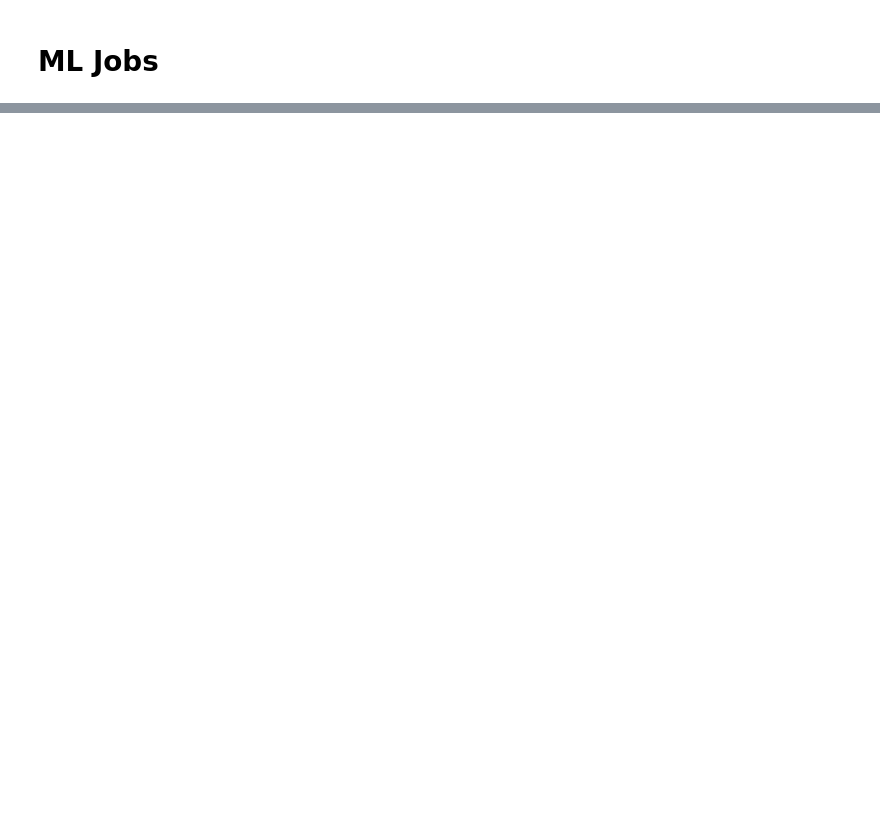
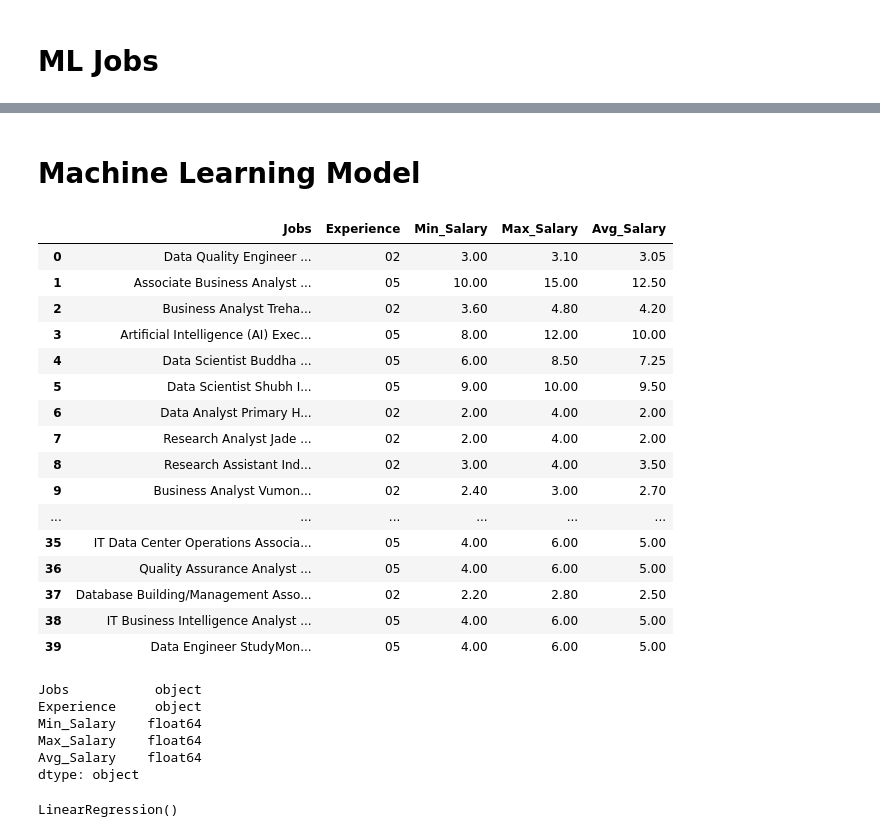
Before and after one commit to Harshbhatti/Data_Analysis, a Jupyter notebook: Internshala_Web Scrapping.ipynb, the cells around one changed output, grey strips where cells are left out. Cells and saved outputs as stored; diff of their text form; code cells hidden in the pictures; blank space fills up the shorter version.

```diff
--- a/Internshala_Web Scrapping.ipynb
+++ b/Internshala_Web Scrapping.ipynb
@@ -304,0 +306,33 @@ plt.show()
+# %% [markdown]
+# Machine Learning Model
+# %%
+Df3=Df2
+# %%
+Df3
+# %% [output]
+|  | Jobs | Experience | Min_Salary | Max_Salary | Avg_Salary |
+| 0 | Data Quality Engineer ... | 02 | 3.00 | 3.10 | 3.05 |
+| 1 | Associate Business Analyst ... | 05 | 10.00 | 15.00 | 12.50 |
+| 2 | Business Analyst Treha... | 02 | 3.60 | 4.80 | 4.20 |
+| 3 | Artificial Intelligence (AI) Exec... | 05 | 8.00 | 12.00 | 10.00 |
+| 4 | Data Scientist Buddha ... | 05 | 6.00 | 8.50 | 7.25 |
+| 5 | Data Scientist Shubh I... | 05 | 9.00 | 10.00 | 9.50 |
+| 6 | Data Analyst Primary H... | 02 | 2.00 | 4.00 | 2.00 |
+| 7 | Research Analyst Jade ... | 02 | 2.00 | 4.00 | 2.00 |
+| 8 | Research Assistant Ind... | 02 | 3.00 | 4.00 | 3.50 |
+| 9 | Business Analyst Vumon... | 02 | 2.40 | 3.00 | 2.70 |
+| ... | ... | ... | ... | ... | ... |
+| 35 | IT Data Center Operations Associa... | 05 | 4.00 | 6.00 | 5.00 |
+| 36 | Quality Assurance Analyst ... | 05 | 4.00 | 6.00 | 5.00 |
+| 37 | Database Building/Management Asso... | 02 | 2.20 | 2.80 | 2.50 |
+| 38 | IT Business Intelligence Analyst ... | 05 | 4.00 | 6.00 | 5.00 |
+| 39 | Data Engineer StudyMon... | 05 | 4.00 | 6.00 | 5.00 |
+# %%
+Df3.dtypes
+# %% [output]
+Jobs           object
+Experience     object
+Min_Salary    float64
+Max_Salary    float64
+Avg_Salary    float64
+dtype: object
@@ -304,0 +346,6 @@ plt.show()
+# %%
+from sklearn.linear_model import LinearRegression
+model=LinearRegression()
+model.fit(x_train,y_train)
+# %% [output]
+LinearRegression()
```
Also changed, not shown: parts of 24 cells of this notebook.
